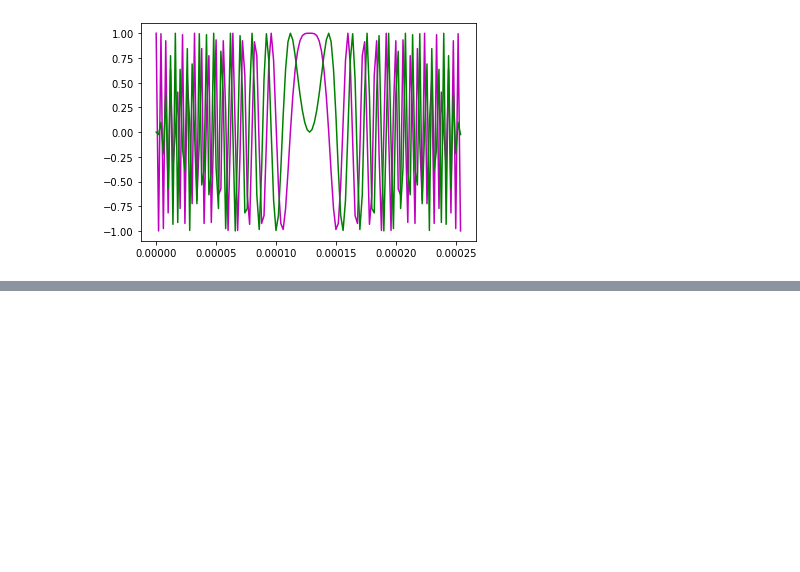
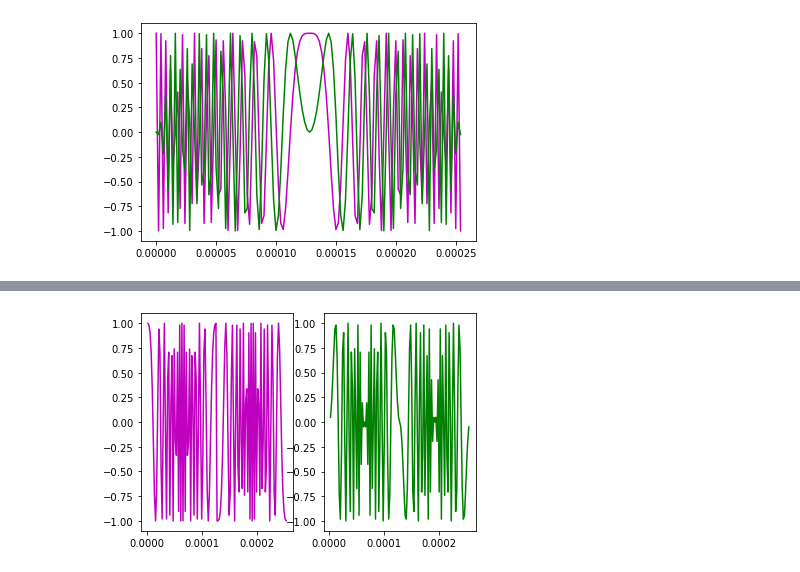
Before and after one commit to senthilkumarl87/lora, a Jupyter notebook: lora.ipynb, the cells around one changed output, grey strips where cells are left out. Cells and saved outputs as stored; diff of their text form; code cells hidden in the pictures; blank space fills up the shorter version.

```diff
--- a/lora.ipynb
+++ b/lora.ipynb
@@ -26,0 +80,2 @@ plt.plot(t,np.imag(sig), 'g')
+# %%
+bt1 = np.matrix(bt.reshape(-1,1))#.shape
@@ -26,0 +86,2 @@ plt.plot(t,np.imag(sig), 'g')
+# %%
+freq  = mod(gamma1 + 1*bt1,bw) - bw/2
@@ -26,0 +154,2 @@ plt.plot(t,np.imag(sig), 'g')
+# %%
+Theta = integrate.cumtrapz(time.reshape(1,-1),freq[0,:], initial=0)
@@ -26,0 +209,2 @@ plt.plot(t,np.imag(sig), 'g')
+# %%
+y = exp(1j*2*pi*Theta)
@@ -26,0 +230,6 @@ plt.plot(t,np.imag(sig), 'g')
+# %%
+plot_complex_sig(y, time[1:])
+# np.real(y)
+# plt.plot(y)
+# %% [output]
+[figure, added]
```
Also changed, not shown: parts of 30 cells of this notebook.
